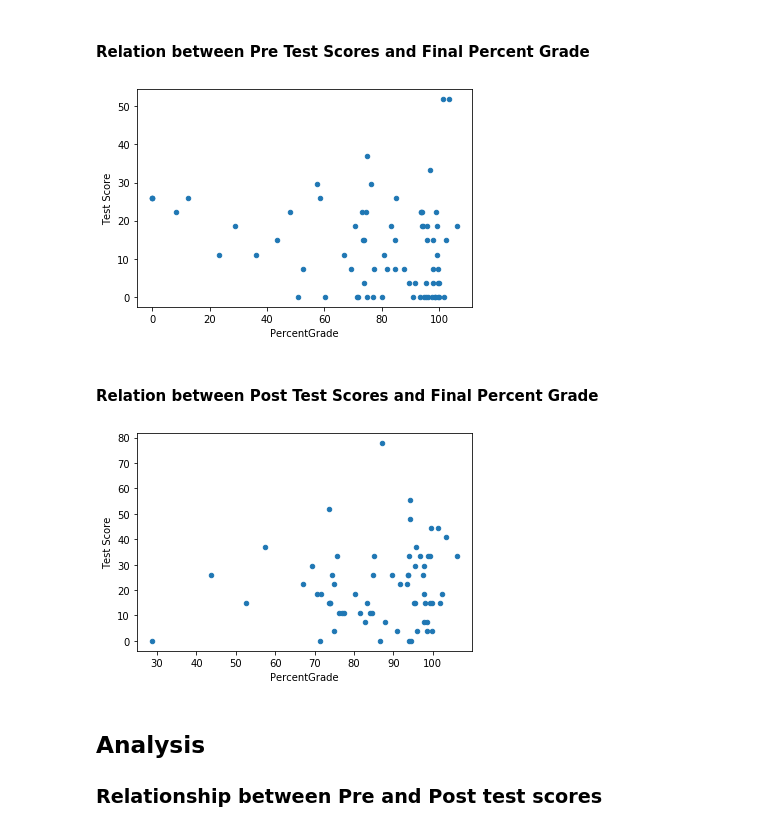
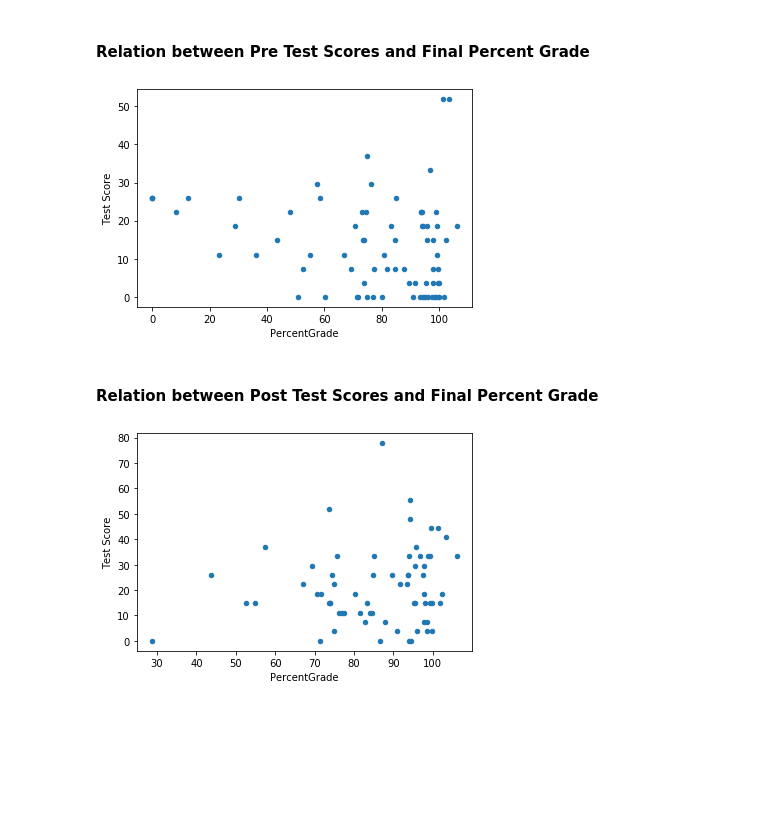
Before and after one commit to xavierdms/data-analysis-assignment, a Jupyter notebook: Writeup.ipynb, the cells around one changed output. Saved outputs shown, nothing was run; the diff lists cells and outputs as text; code cells hidden in the pictures; blank space fills up the shorter version.

```diff
--- a/Writeup.ipynb
+++ b/Writeup.ipynb
@@ -36,18 +35,15 @@ From the two scatter plots below, we can see that there was no direct relation b
 #### Relation between Pre Test Scores and Final Percent Grade
 # %%
 data_pre = pd.DataFrame(data[(data['Test']=="Pre")])
-data_pre.drop_duplicates(subset ="Participant Code", keep = False, inplace = True)
+data_pre.drop_duplicates(subset ="Participant Code", keep = "first", inplace = True)
 scatter_plot = data_pre.plot.scatter(x='PercentGrade', y='Test Score')
 # %% [output]
-[figure, old version]
+[figure, new version]
 # %% [markdown]
 #### Relation between Post Test Scores and Final Percent Grade
 # %%
 data_post = pd.DataFrame(data[(data['Test']=="Post")])
-data_post.drop_duplicates(subset ="Participant Code", keep = False, inplace = True)
+data_post.drop_duplicates(subset ="Participant Code", keep = "first", inplace = True)
 scatter_plot = data_post.plot.scatter(x='PercentGrade', y='Test Score')
 # %% [output]
-[figure, old version]
+[figure, new version]
-# %% [markdown]
-## Analysis
-### Relationship between Pre and Post test scores
```
Also changed, not shown: parts of 10 cells of this notebook, 4 other files.
